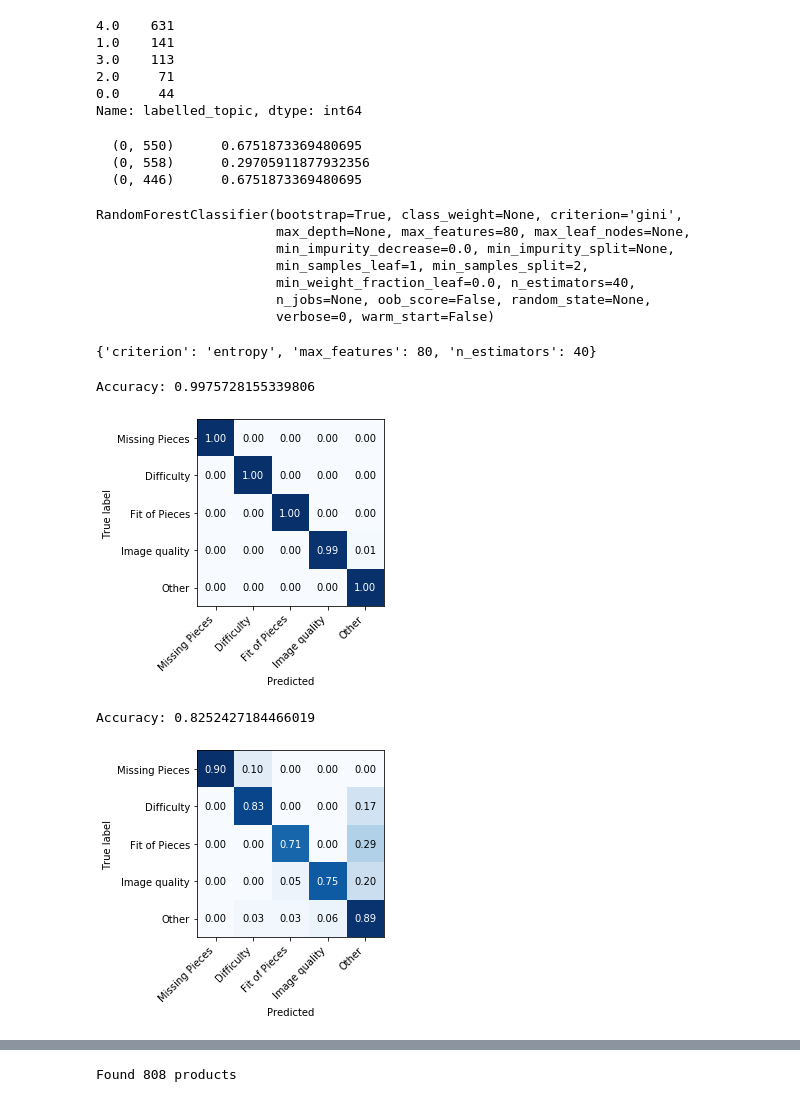
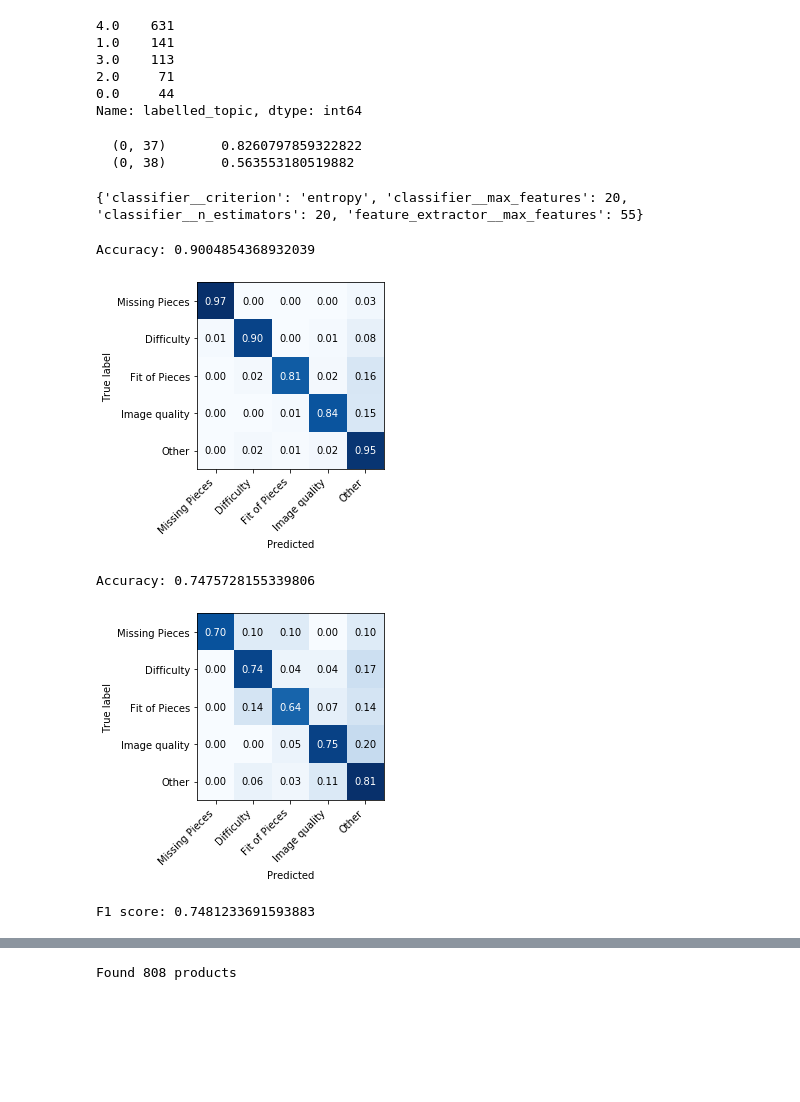
Before and after one commit to AnthonyCheetham/jigsaw, a Jupyter notebook: review_scores/make_model_classifier.ipynb, the cells around one changed output, grey strips where cells are left out. Drawn from its saved outputs; the diff is of its cells as text; code cells hidden in the pictures; blank space fills up the shorter version.

Commit message:
Added F1 score calculation to confusion matrix code

```diff
--- a/review_scores/make_model_classifier.ipynb
+++ b/review_scores/make_model_classifier.ipynb
@@ -112,8 +113,7 @@ from sklearn.feature_extraction.text import CountVectorizer,TfidfVectorizer
 # feature_extractor = CountVectorizer(stop_words='english')#,max_features=50)
 
 # Option 2: TD-IDF: Doesnt work very well with anything except RandomForest
-feature_extractor = TfidfVectorizer(stop_words='english')#,max_features=35)
-
+feature_extractor = TfidfVectorizer(stop_words='english',max_features=45)
 
 # Fit and transform the processed titles
 X_train = feature_extractor.fit_transform(X_unproc_train)
@@ -122,9 +122,8 @@ X_test = feature_extractor.transform(X_unproc_test)
 
 print(X_train[5])
 # %% [output]
-  (0, 550)      0.6751873369480695
-  (0, 558)      0.29705911877932356
-  (0, 446)      0.6751873369480695
+  (0, 37)       0.8260797859322822
+  (0, 38)       0.563553180519882
 # %%
 # Train a model to predict the topic of each sentence
 from sklearn.naive_bayes import MultinomialNB
@@ -142,36 +141,38 @@ from sklearn.ensemble import RandomForestClassifier
 # classifier = LogisticRegression()
 
 # Option 4: RandomForest. Great at everything. Best with TD-IDF but great with both.
-classifier = RandomForestClassifier(criterion='gini', max_features=80, n_estimators=40)
+classifier = RandomForestClassifier(criterion='entropy', max_features=20, n_estimators=20)
 
 # Train
 classifier.fit(X_train,y_train)
+
+# Save
+pkl_filename = "text_classifier_rf_model.pkl"
+with open(pkl_filename, 'wb') as file:
+    pickle.dump(classifier, file)
 # print(classifier.get_params())
-# %% [output]
-RandomForestClassifier(bootstrap=True, class_weight=None, criterion='gini',
-                       max_depth=None, max_features=80, max_leaf_nodes=None,
-                       min_impurity_decrease=0.0, min_impurity_split=None,
-                       min_samples_leaf=1, min_samples_split=2,
-                       min_weight_fraction_leaf=0.0, n_estimators=40,
-                       n_jobs=None, oob_score=False, random_state=None,
-                       verbose=0, warm_start=False)
 # %%
 # Try a grid search over hyperparameters
 from sklearn.model_selection import GridSearchCV
+from sklearn.pipeline import Pipeline
+text_clf = Pipeline([
+     ('feature_extractor', feature_extractor),
+     ('classifier', classifier)])
 
 # param_grid = [{'fit_prior':[True,False],'alpha':[0.0,0.25,0.4,0.5,0.6,0.75,1.0]}]
 # grid_class = MultinomialNB()
 
-param_grid = [{'n_estimators':[5,10,20,40],'max_features':[20,40,60,80,'auto'],
-              'criterion':['gini','entropy']}]
-grid_class = RandomForestClassifier()
+param_grid = [{'classifier__n_estimators':[10,20,40],'classifier__max_features':[20,30,'auto'],
+              'classifier__criterion':['gini','entropy'],'feature_extractor__max_features':[35,45,55,None]}]
+# grid_class = RandomForestClassifier()
 
-grid_search = GridSearchCV(grid_class, param_grid, cv=5,
+grid_search = GridSearchCV(text_clf, param_grid, cv=5,
                           scoring='f1_macro',return_train_score=True)
-grid_search.fit(X_train,y_train)
+grid_search.fit(X_unproc_train,y_train)
 print(grid_search.best_params_)
+# print(text_clf.get_params().keys())
 # %% [output]
-{'criterion': 'entropy', 'max_features': 80, 'n_estimators': 40}
+{'classifier__criterion': 'entropy', 'classifier__max_features': 20, 'classifier__n_estimators': 20, 'feature_extractor__max_features': 55}
 # %%
 import matplotlib.pyplot as plt
 def plot_confusion_matrix(conf_matrix,cats=[],save=False,
@@ -204,22 +205,29 @@ def plot_confusion_matrix(conf_matrix,cats=[],save=False,
     plt.show()
 # %%
 # Estimate accuracy
+import pickle
+with open('text_classifier_rf_model.pkl','rb') as myf:
+    classifier = pickle.load(myf)
 from sklearn.metrics import accuracy_score, confusion_matrix
 y_preds = classifier.predict(X_train)
 
 print('Accuracy:',accuracy_score(y_train,y_preds))
 # And a confusion matrix
 conf_matrix = confusion_matrix(y_train,y_preds)
 conf_matrix = conf_matrix.astype('float') / conf_matrix.sum(axis=1)[:, np.newaxis]
 
 # Plot it
 plot_confusion_matrix(conf_matrix,cats=['Missing Pieces','Difficulty','Fit of Pieces','Image quality','Other'])
 # %% [output]
-Accuracy: 0.9975728155339806
+Accuracy: 0.9004854368932039
-[figure, old version]
+[figure, new version]
 # %%
 # Estimate accuracy on the test data...
-from sklearn.metrics import accuracy_score, confusion_matrix
+import pickle
+with open('text_classifier_rf_model_nominal.pkl','rb') as myf:
+    classifier = pickle.load(myf)
+
+from sklearn.metrics import accuracy_score, confusion_matrix,f1_score
 y_test_preds = classifier.predict(X_test)
 
 print('Accuracy:',accuracy_score(y_test,y_test_preds))
@@ -229,10 +237,13 @@ conf_matrix = conf_matrix.astype('float') / conf_matrix.sum(axis=1)[:, np.newaxi
 
 # Plot it
 plot_confusion_matrix(conf_matrix,cats=['Missing Pieces','Difficulty','Fit of Pieces','Image quality','Other'],
-                      save='week3_plots/category_conf_matrix.png')
+                      save='../week3_plots/category_conf_matrix.png')
+
+print('F1 score:',f1_score(y_test,y_test_preds,average='macro'))
 # %% [output]
-Accuracy: 0.8252427184466019
+Accuracy: 0.7475728155339806
-[figure, old version]
+[figure, new version]
+F1 score: 0.7481233691593883
 # %%
 # Actually do the calculation of the model on all of the data
 sentences = sentence_df['sentences']
```
Also changed, not shown: parts of 14 cells of this notebook, 2 other files.
